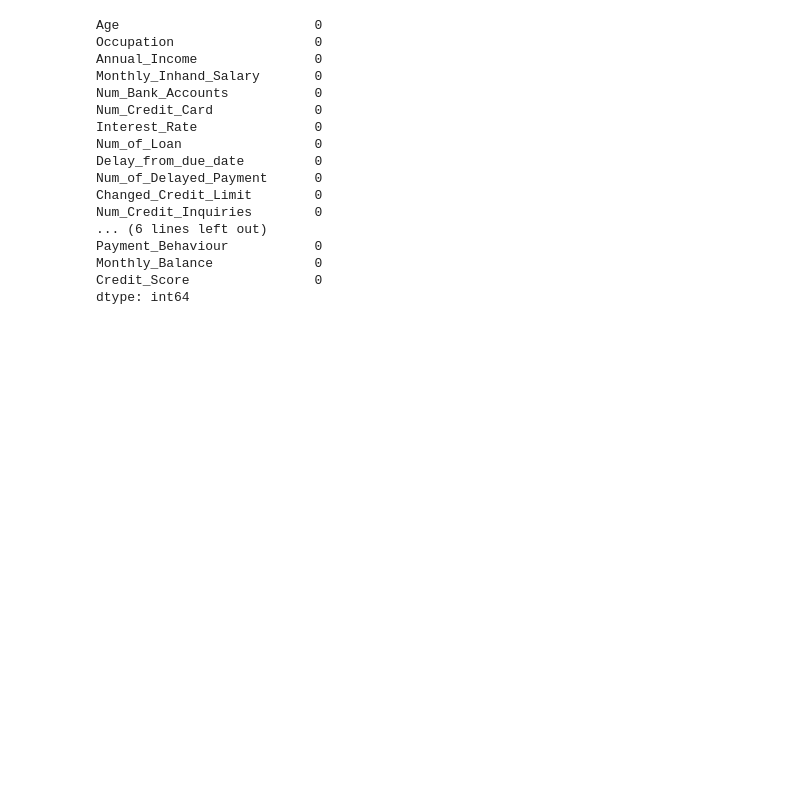
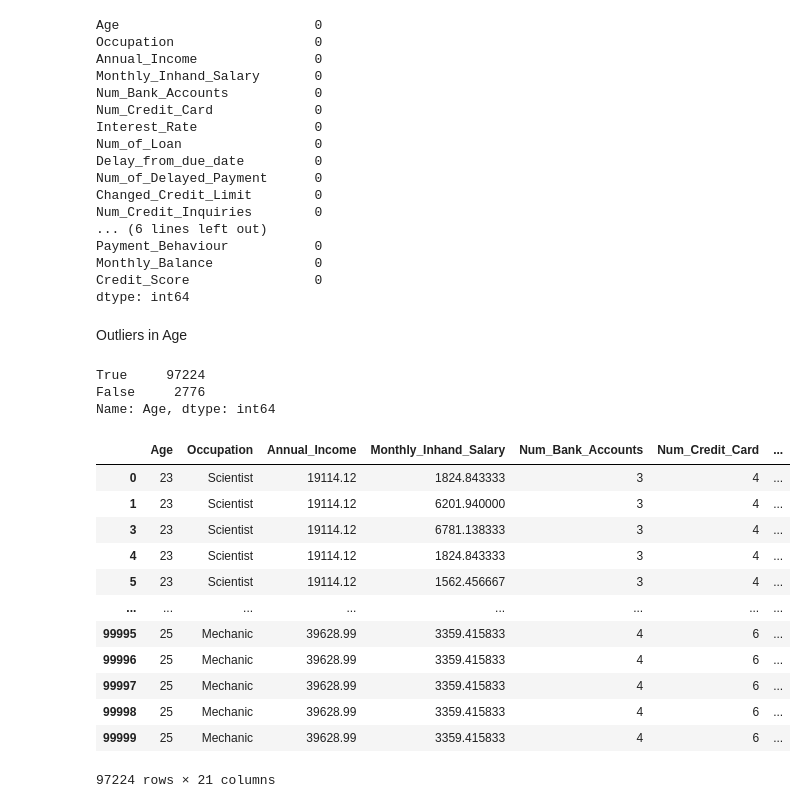
Before and after one commit to earo12/Credit-Score-Classification, a Jupyter notebook: Credit_Score_Classification.ipynb, the cells around one changed output. Saved outputs shown, nothing was run; the diff lists cells and outputs as text; code cells hidden in the pictures; blank space fills up the shorter version.

Commit message:
Handled outliers data in Age

```diff
--- a/Credit_Score_Classification.ipynb
+++ b/Credit_Score_Classification.ipynb
@@ -328,3 +328,28 @@ Payment_Behaviour           0
 Monthly_Balance             0
 Credit_Score                0
 dtype: int64
+# %% [markdown]
+Outliers in Age
+# %%
+((df_copy_train['Age'] <= 100) & (df_copy_train['Age'] >= 0)).value_counts()
+# %% [output]
+True     97224
+False     2776
+Name: Age, dtype: int64
+# %%
+df = df_copy_train[(df_copy_train['Age'] <= 100) & (df_copy_train['Age'] >= 0)]
+df
+# %% [output]
+|  | Age | Occupation | Annual_Income | Monthly_Inhand_Salary | Num_Bank_Accounts | Num_Credit_Card | ... |
+| 0 | 23 | Scientist | 19114.12 | 1824.843333 | 3 | 4 | ... |
+| 1 | 23 | Scientist | 19114.12 | 6201.940000 | 3 | 4 | ... |
+| 3 | 23 | Scientist | 19114.12 | 6781.138333 | 3 | 4 | ... |
+| 4 | 23 | Scientist | 19114.12 | 1824.843333 | 3 | 4 | ... |
+| 5 | 23 | Scientist | 19114.12 | 1562.456667 | 3 | 4 | ... |
+| ... | ... | ... | ... | ... | ... | ... | ... |
+| 99995 | 25 | Mechanic | 39628.99 | 3359.415833 | 4 | 6 | ... |
+| 99996 | 25 | Mechanic | 39628.99 | 3359.415833 | 4 | 6 | ... |
+| 99997 | 25 | Mechanic | 39628.99 | 3359.415833 | 4 | 6 | ... |
+| 99998 | 25 | Mechanic | 39628.99 | 3359.415833 | 4 | 6 | ... |
+| 99999 | 25 | Mechanic | 39628.99 | 3359.415833 | 4 | 6 | ... |
+97224 rows × 21 columns
```
